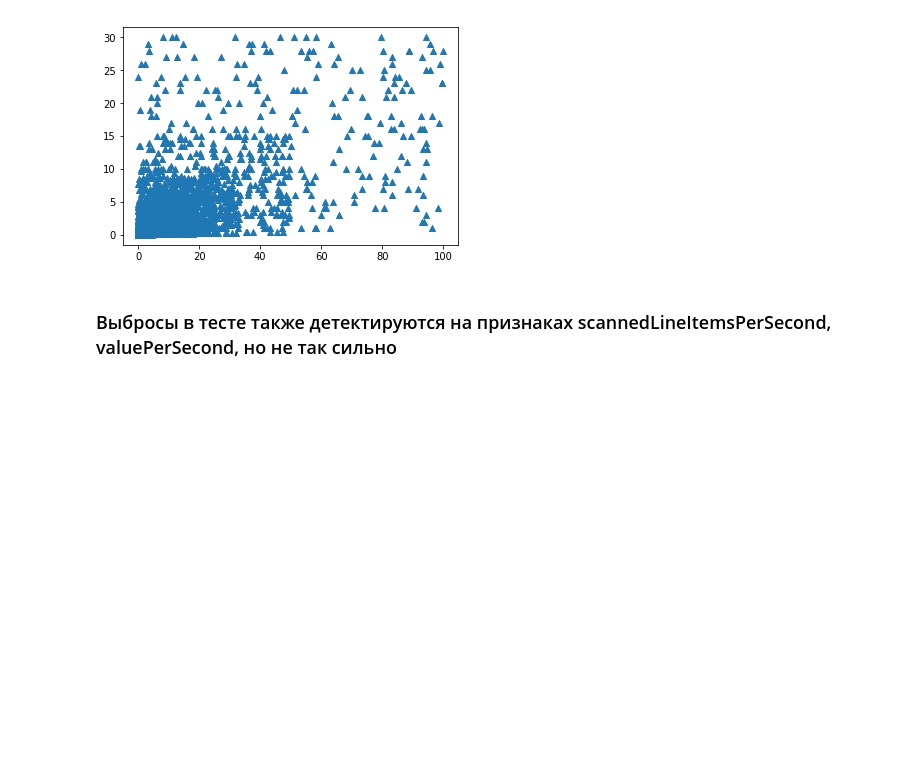
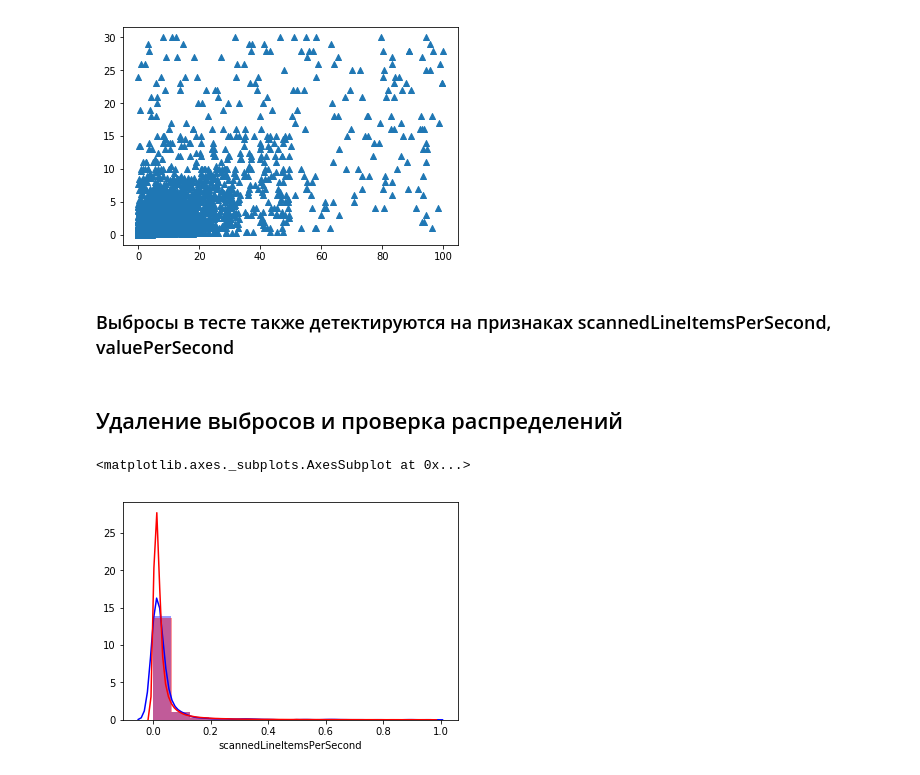
Before and after one commit to Perevalov/dmc2019, a Jupyter notebook: notebooks/data_exploring.ipynb, the cells around one changed output. Drawn from its saved outputs; the diff is of its cells as text; code cells hidden in the pictures; blank space fills up the shorter version.

```diff
--- a/notebooks/data_exploring.ipynb
+++ b/notebooks/data_exploring.ipynb
@@ -251,4 +253,15 @@ plt.show()
 # %% [output]
 [figure]
 # %% [markdown]
-### Выбросы в тесте также детектируются на признаках scannedLineItemsPerSecond,	valuePerSecond, но не так сильно
+### Выбросы в тесте также детектируются на признаках scannedLineItemsPerSecond,	valuePerSecond
+# %% [markdown]
+## Удаление выбросов и проверка распределений
+# %%
+indicator_train = train_data['scannedLineItemsPerSecond'] < 1
+indicator_test = test_data['scannedLineItemsPerSecond'] < 1
+# %%
+sns.distplot(train_data['scannedLineItemsPerSecond'].loc[indicator_train],bins=15,color="b")
+sns.distplot(test_data['scannedLineItemsPerSecond'].loc[indicator_test],bins=15,color="r")
+# %% [output]
+<matplotlib.axes._subplots.AxesSubplot at 0x...>
+[figure, added]
```
Also changed, not shown: parts of 6 cells of this notebook, 3 other files.
